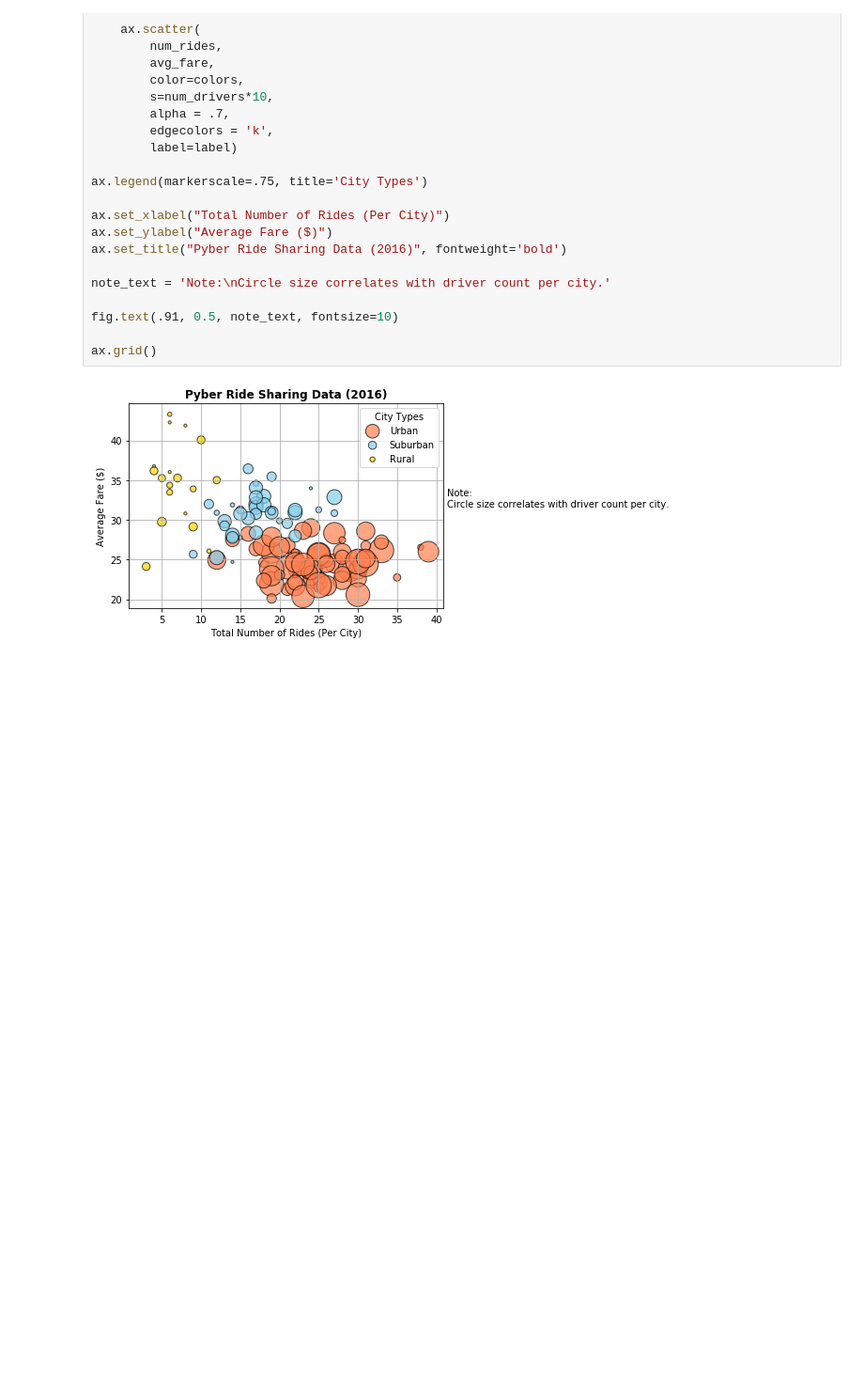
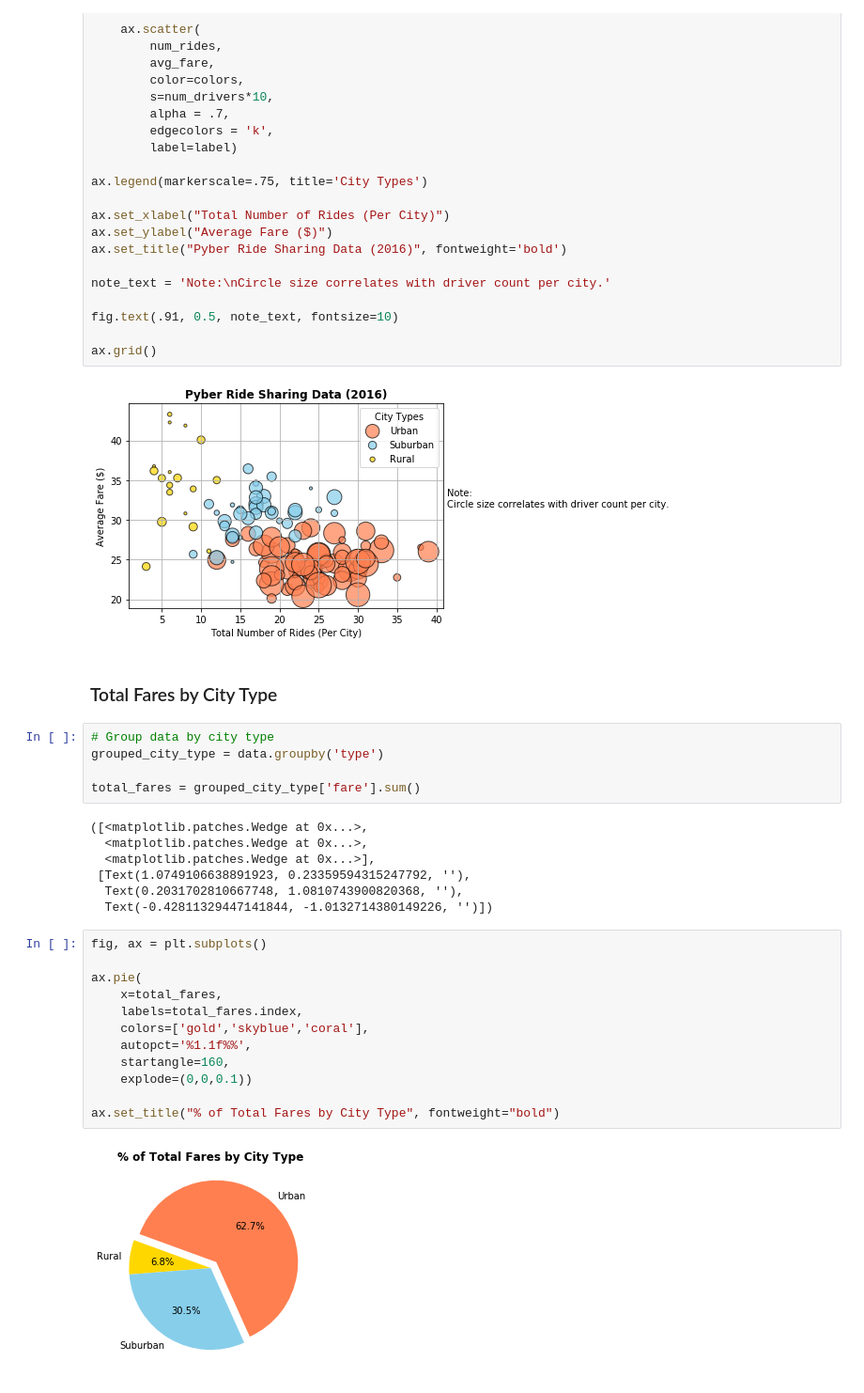
Before and after one commit to gfidanli/matplotlib-Pyber, a Jupyter notebook: Analysis.ipynb, the cells around one changed output. Shown at 94% size. Cells and saved outputs as stored; diff of their text form; blank space fills up the shorter version.

Commit message:
Add total fares by city type

```diff
--- a/Analysis.ipynb
+++ b/Analysis.ipynb
@@ -122,3 +122,31 @@ fig.text(.91, 0.5, note_text, fontsize=10)
 ax.grid()
 # %% [output]
 [figure]
+# %% [markdown]
+### Total Fares by City Type
+# %%
+# Group data by city type
+grouped_city_type = data.groupby('type')
+
+total_fares = grouped_city_type['fare'].sum()
+# %% [output]
+([<matplotlib.patches.Wedge at 0x...>,
+  <matplotlib.patches.Wedge at 0x...>,
+  <matplotlib.patches.Wedge at 0x...>],
+ [Text(1.0749106638891923, 0.23359594315247792, ''),
+  Text(0.2031702810667748, 1.0810743900820368, ''),
+  Text(-0.42811329447141844, -1.0132714380149226, '')])
+# %%
+fig, ax = plt.subplots()
+
+ax.pie(
+    x=total_fares,
+    labels=total_fares.index,
+    colors=['gold','skyblue','coral'],
+    autopct='%1.1f%%',
+    startangle=160,
+    explode=(0,0,0.1))
+
+ax.set_title("% of Total Fares by City Type", fontweight="bold")
+# %% [output]
+[figure, added]
```
